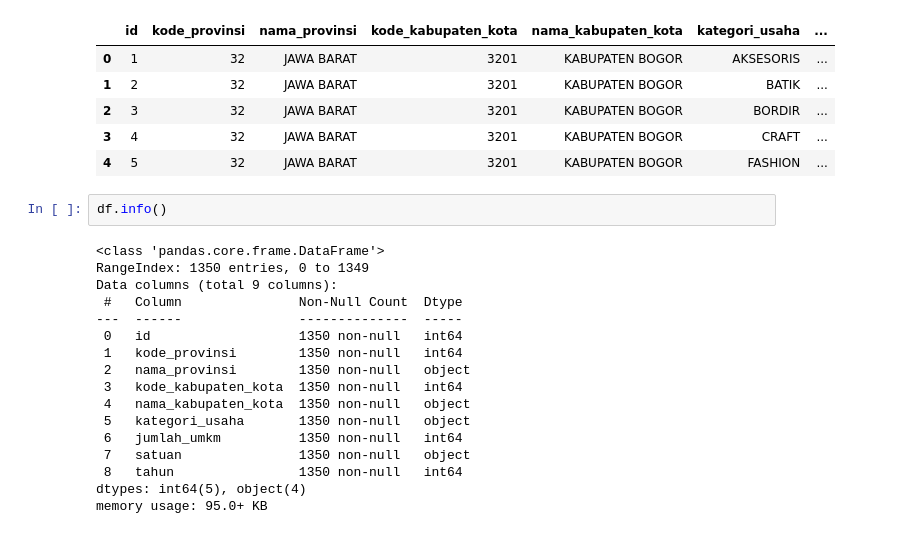
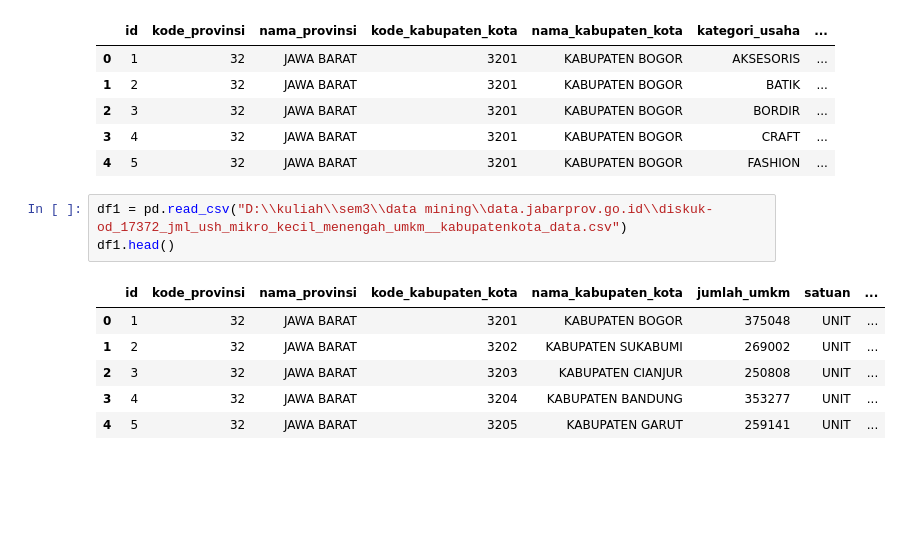
Before and after one commit to AlfiFaiz/data_mining, a Jupyter notebook: kelompok 4.ipynb, the cells around one changed output. Drawn from its saved outputs; the diff is of its cells as text; blank space fills up the shorter version.

```diff
--- a/kelompok 4.ipynb
+++ b/kelompok 4.ipynb
@@ -14,22 +14,13 @@ df.head()
 | 2 | 3 | 32 | JAWA BARAT | 3201 | KABUPATEN BOGOR | BORDIR | ... |
 | 3 | 4 | 32 | JAWA BARAT | 3201 | KABUPATEN BOGOR | CRAFT | ... |
 | 4 | 5 | 32 | JAWA BARAT | 3201 | KABUPATEN BOGOR | FASHION | ... |
-# %%
-df.info()
-# %% [output]
-<class 'pandas.core.frame.DataFrame'>
-RangeIndex: 1350 entries, 0 to 1349
-Data columns (total 9 columns):
- #   Column               Non-Null Count  Dtype
----  ------               --------------  -----
- 0   id                   1350 non-null   int64
- 1   kode_provinsi        1350 non-null   int64
- 2   nama_provinsi        1350 non-null   object
- 3   kode_kabupaten_kota  1350 non-null   int64
- 4   nama_kabupaten_kota  1350 non-null   object
- 5   kategori_usaha       1350 non-null   object
- 6   jumlah_umkm          1350 non-null   int64
- 7   satuan               1350 non-null   object
- 8   tahun                1350 non-null   int64
-dtypes: int64(5), object(4)
-memory usage: 95.0+ KB
+# %%
+df1 = pd.read_csv("D:\\kuliah\\sem3\\data mining\\data.jabarprov.go.id\\diskuk-od_17372_jml_ush_mikro_kecil_menengah_umkm__kabupatenkota_data.csv")
+df1.head()
+# %% [output]
+|  | id | kode_provinsi | nama_provinsi | kode_kabupaten_kota | nama_kabupaten_kota | jumlah_umkm | satuan | ... |
+| 0 | 1 | 32 | JAWA BARAT | 3201 | KABUPATEN BOGOR | 375048 | UNIT | ... |
+| 1 | 2 | 32 | JAWA BARAT | 3202 | KABUPATEN SUKABUMI | 269002 | UNIT | ... |
+| 2 | 3 | 32 | JAWA BARAT | 3203 | KABUPATEN CIANJUR | 250808 | UNIT | ... |
+| 3 | 4 | 32 | JAWA BARAT | 3204 | KABUPATEN BANDUNG | 353277 | UNIT | ... |
+| 4 | 5 | 32 | JAWA BARAT | 3205 | KABUPATEN GARUT | 259141 | UNIT | ... |
```
Also changed, not shown: parts of 8 cells of this notebook.
